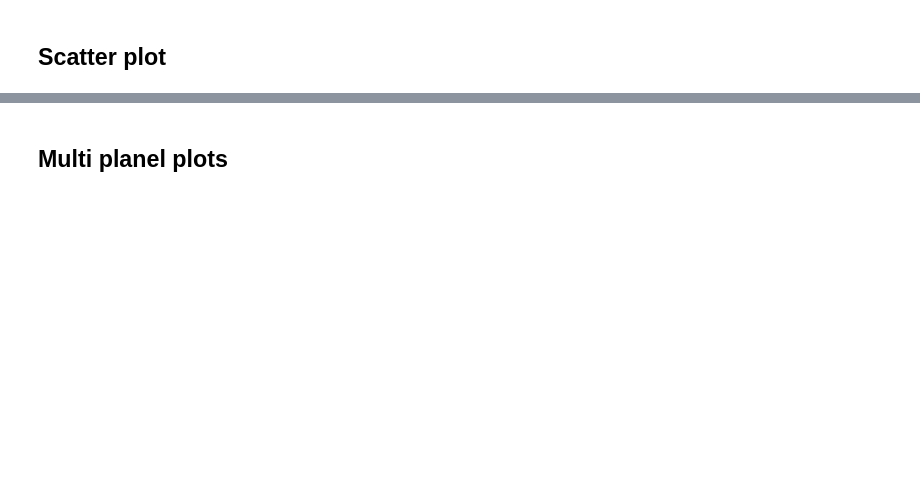
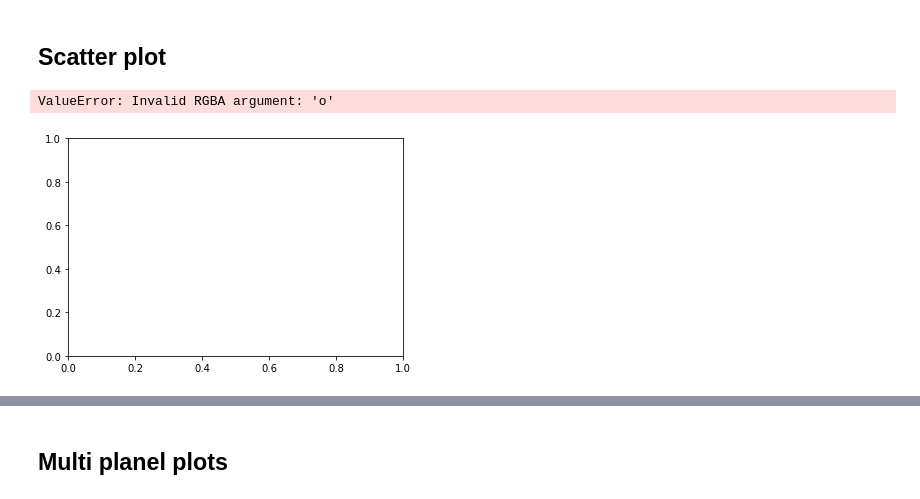
Before and after one commit to lepalmer/astr288p_student, a Jupyter notebook: notebooks/Lecture5_04-plotting.ipynb, the cells around one changed output, grey strips where cells are left out. Drawn from its saved outputs; the diff is of its cells as text; code cells hidden in the pictures; blank space fills up the shorter version.

```diff
--- a/notebooks/Lecture5_04-plotting.ipynb
+++ b/notebooks/Lecture5_04-plotting.ipynb
@@ -50,7 +64,10 @@ plt.ylabel('Y axis')
 # %% [markdown]
 ## Scatter plot
 # %%
-plt.scatter(x,y, s=40.0,c='r',label='0.1$x^2$')
+plt.scatter(x,y, s=490.0,c='o',label='0.1$x^2$')
 plt.scatter(x,z, s=20.0,c='g',label='3$\sqrt{x}$')
 plt.legend(loc='best')
 plt.show()
+# %% [output]
+ValueError: Invalid RGBA argument: 'o'
+[figure, added]
```
Also changed, not shown: parts of 9 cells of this notebook, 2 other files.
